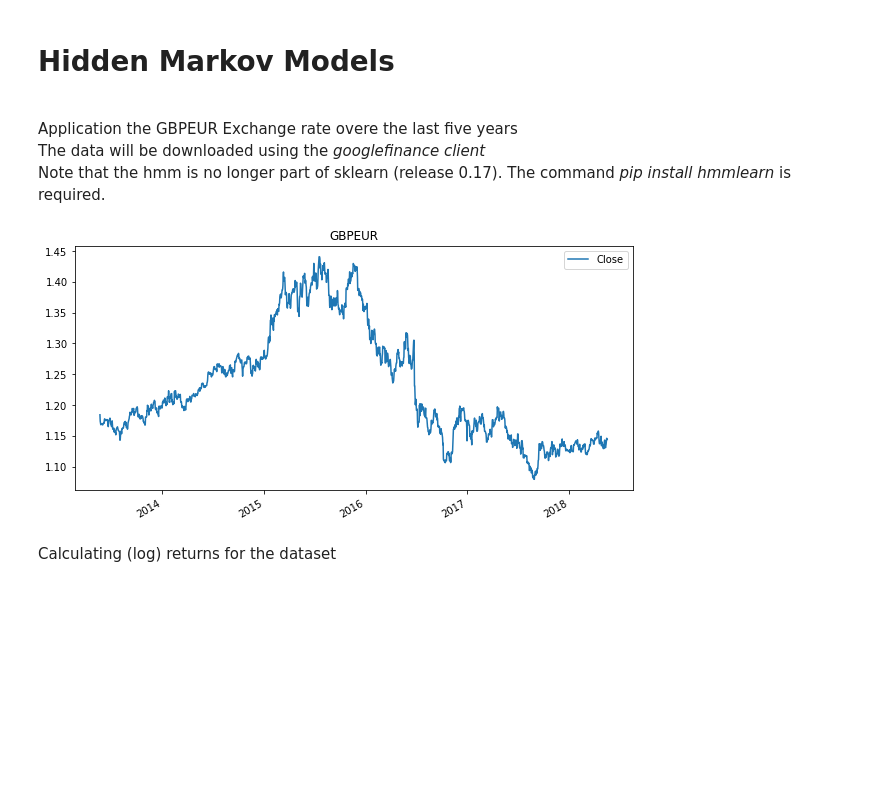
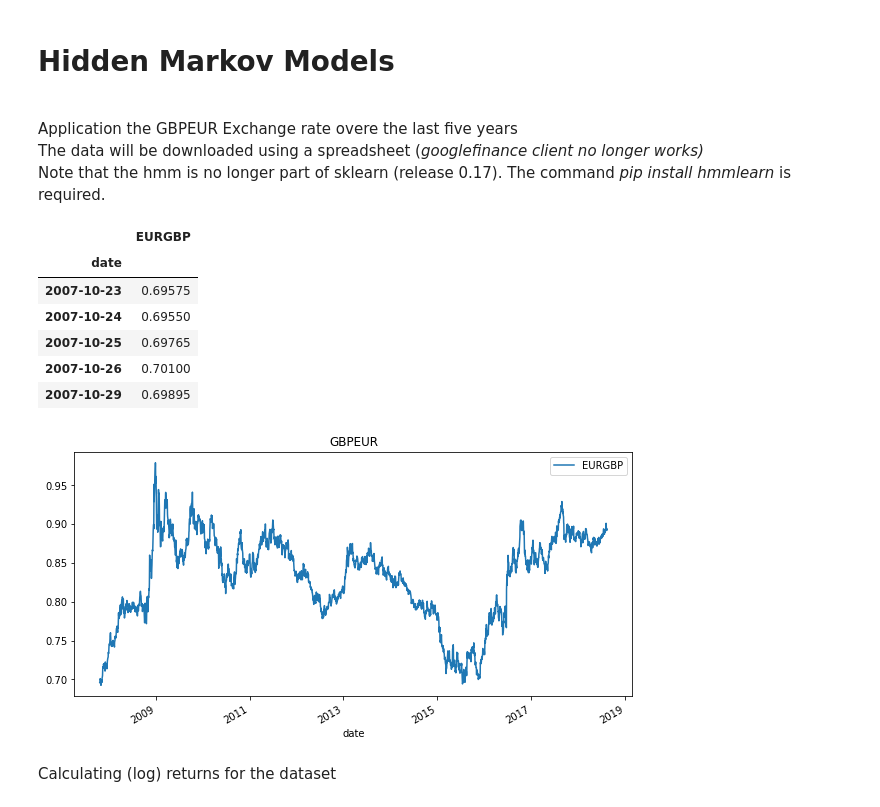
Before and after one commit to RiskConcile/workshop, a Jupyter notebook: Exercises/1.Machine Learning/Code/2.Unsupervised Learning/2.HMM/1.HMM.ipynb, the cells around one changed output. Saved outputs shown, nothing was run; the diff lists cells and outputs as text; code cells hidden in the pictures; blank space fills up the shorter version.

```diff
--- a/Exercises/1.Machine Learning/Code/2.Unsupervised Learning/2.HMM/1.HMM.ipynb
+++ b/Exercises/1.Machine Learning/Code/2.Unsupervised Learning/2.HMM/1.HMM.ipynb
@@ -13,5 +13,5 @@ warnings.filterwarnings("ignore")
 # %% [markdown]
 <h1> Hidden Markov Models </h1><br>Application the GBPEUR Exchange rate overe the last five years
 <br>
-The data will be downloaded using the <i>googlefinance client </i><br>
+The data will be downloaded using a spreadsheet (<i>googlefinance client no longer works)  </i><br>
 Note that the hmm is no longer part of sklearn (release 0.17). The command <i>pip install hmmlearn</i> is required.
@@ -21,7 +18,18 @@ df = get_price_data(param_GBP)['Close'].to_frame()
+# %%
+df = pd.read_excel('EURGBP.xlsx',index_col='date')
+df.head()
+# %% [output]
+|  | EURGBP |
+| date |  |
+| 2007-10-23 | 0.69575 |
+| 2007-10-24 | 0.69550 |
+| 2007-10-25 | 0.69765 |
+| 2007-10-26 | 0.70100 |
+| 2007-10-29 | 0.69895 |
 # %%
 df.plot(figsize=(10,5),title='GBPEUR');
 # %% [output]
-[figure, old version]
+[figure, new version]
 # %% [markdown]
 Calculating (log) returns for the dataset
 # %%
```
Also changed, not shown: parts of 10 cells of this notebook, 33 other files.
